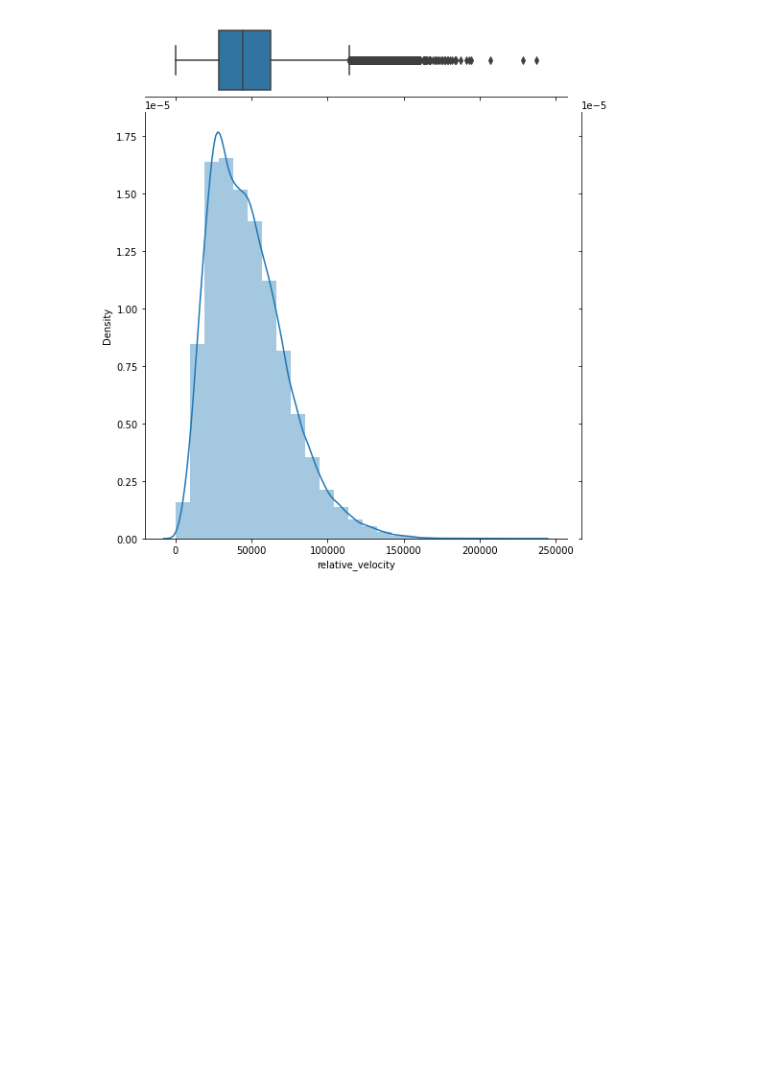
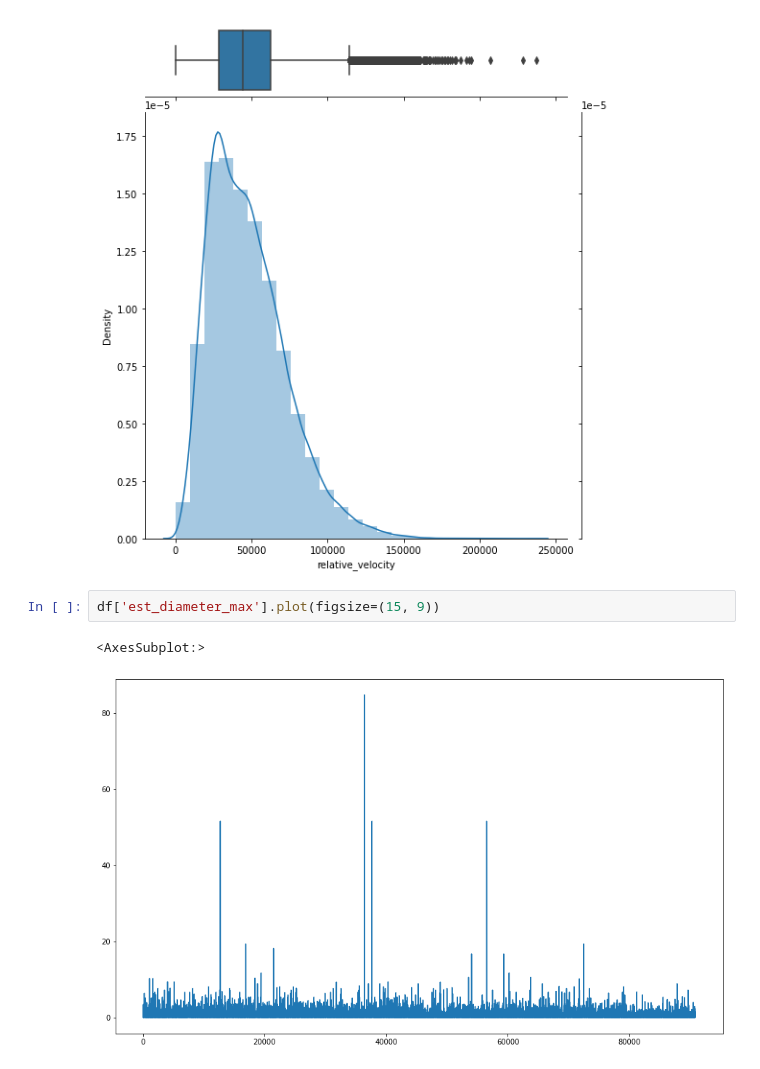
Before and after one commit to KirillErokhin/Kaggle_projects, a Jupyter notebook: NASA_dataset/NASA_EDA.ipynb, the cells around one changed output. Drawn from its saved outputs; the diff is of its cells as text; blank space fills up the shorter version.

```diff
--- a/NASA_dataset/NASA_EDA.ipynb
+++ b/NASA_dataset/NASA_EDA.ipynb
@@ -97,3 +100,8 @@ sns.boxplot(df['relative_velocity'], ax=g.ax_marg_x)
 plt.show()
 # %% [output]
 [figure]
+# %%
+df['est_diameter_max'].plot(figsize=(15, 9))
+# %% [output]
+<AxesSubplot:>
+[figure, added]
```
Also changed, not shown: parts of 2 cells of this notebook, 1 other file.
